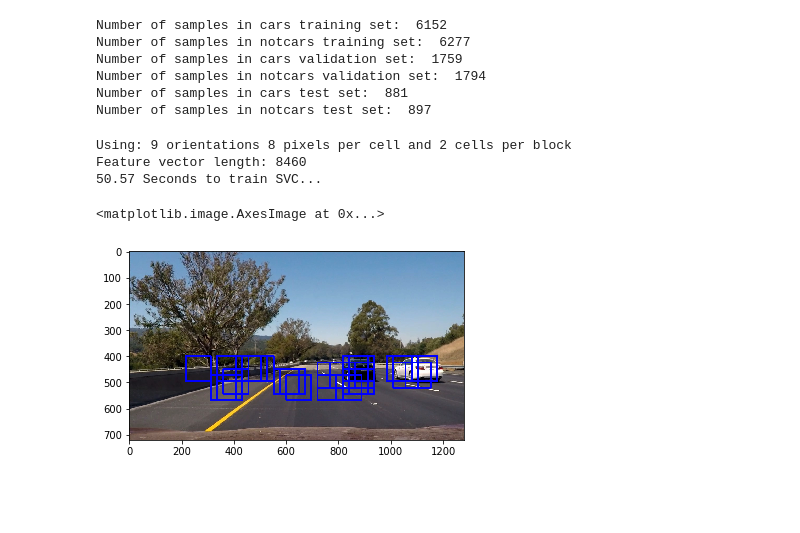
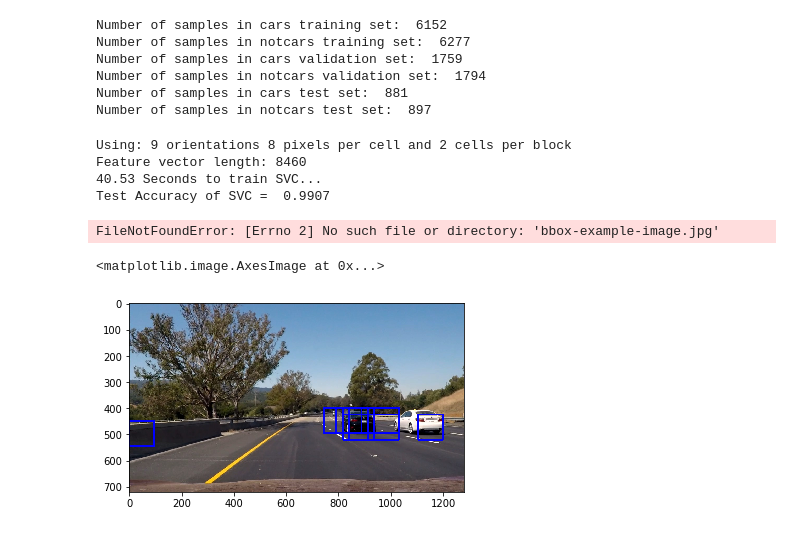
Before and after one commit to karanj1/SDCar, a Jupyter notebook: CarND-Vehicle-Detection/Vehicle_Detection1.ipynb, the cells around one changed output. Drawn from its saved outputs; the diff is of its cells as text; code cells hidden in the pictures; blank space fills up the shorter version.

```diff
--- a/CarND-Vehicle-Detection/Vehicle_Detection1.ipynb
+++ b/CarND-Vehicle-Detection/Vehicle_Detection1.ipynb
@@ -67,6 +68,8 @@ def convert_color(img, conv='RGB2YCrCb'):
         return cv2.cvtColor(img, cv2.COLOR_BGR2YCrCb)
     if conv == 'RGB2LUV':
         return cv2.cvtColor(img, cv2.COLOR_RGB2LUV)
+    if conv == 'RGB2HSV':
+        return cv2.cvtColor(img, cv2.COLOR_RGB2HSV)
 # %%
 # Define a function to extract features from a list of images
 # Have this function call bin_spatial() and color_hist()
@@ -273,10 +276,39 @@ t=time.time()
 svc.fit(X_train, y_train)
 t2 = time.time()
 print(round(t2-t, 2), 'Seconds to train SVC...')
+# Check the score of the SVC
+print('Test Accuracy of SVC = ', round(svc.score(X_test, y_test), 4))
+# Check the prediction time for a single sample
+t=time.time()
+
+image = mpimg.imread('bbox-example-image.jpg')
+draw_image = np.copy(image)
+
+# Uncomment the following line if you extracted training
+# data from .png images (scaled 0 to 1 by mpimg) and the
+# image you are searching is a .jpg (scaled 0 to 255)
+#image = image.astype(np.float32)/255
+'''
+windows = slide_window(image, x_start_stop=[None, None], y_start_stop=[450,720],
+                    xy_window=(128, 128), xy_overlap=(0.5, 0.5))
+
+hot_windows = search_windows(image, windows, svc, X_scaler, color_space=color_space,
+                        spatial_size=spatial_size, hist_bins=hist_bins,
+                        orient=orient, pix_per_cell=pix_per_cell,
+                        cell_per_block=cell_per_block,
+                        hog_channel=hog_channel, spatial_feat=spatial_feat,
+                        hist_feat=hist_feat, hog_feat=hog_feat)
+
+window_img = draw_boxes(draw_image, hot_windows, color=(0, 0, 255), thick=6)
+
+plt.imshow(window_img)
+'''
 # %% [output]
 Using: 9 orientations 8 pixels per cell and 2 cells per block
 Feature vector length: 8460
-50.57 Seconds to train SVC...
+40.53 Seconds to train SVC...
+Test Accuracy of SVC =  0.9907
+FileNotFoundError: [Errno 2] No such file or directory: 'bbox-example-image.jpg'
 # %%
 img = mpimg.imread('test_images/test6.jpg')
 
@@ -287,7 +319,7 @@ def find_cars(img, ystart, ystop, scale, svc, X_scaler, orient, pix_per_cell, ce
     img = img.astype(np.float32)/255
 
     img_tosearch = img[ystart:ystop,:,:]
-    ctrans_tosearch = convert_color(img_tosearch, conv='RGB2YCrCb')
+    ctrans_tosearch = convert_color(img_tosearch, conv='RGB2HSV')
     if scale != 1:
         imshape = ctrans_tosearch.shape
         ctrans_tosearch = cv2.resize(ctrans_tosearch, (np.int(imshape[1]/scale), np.int(imshape[0]/scale)))
@@ -312,6 +344,9 @@ def find_cars(img, ystart, ystop, scale, svc, X_scaler, orient, pix_per_cell, ce
     hog1 = get_hog_features(ch1, orient, pix_per_cell, cell_per_block, feature_vec=False)
     hog2 = get_hog_features(ch2, orient, pix_per_cell, cell_per_block, feature_vec=False)
     hog3 = get_hog_features(ch3, orient, pix_per_cell, cell_per_block, feature_vec=False)
+
+    # Create an empty list to receive positive detection windows
+    on_windows = []
 
     for xb in range(nxsteps):
         for yb in range(nysteps):
@@ -327,34 +362,35 @@ def find_cars(img, ystart, ystop, scale, svc, X_scaler, orient, pix_per_cell, ce
             ytop = ypos*pix_per_cell
 
             # Extract the image patch
             subimg = cv2.resize(ctrans_tosearch[ytop:ytop+window, xleft:xleft+window], (64,64))
 
             # Get color features
             spatial_features = bin_spatial(subimg, size=spatial_size)
             hist_features = color_hist(subimg, nbins=hist_bins)
 
             #print (spatial_features.shape, hist_features.shape, hog_features.shape)
 
             # Scale features and make a prediction
             test_features = X_scaler.transform(np.hstack((spatial_features, hist_features, hog_features)).reshape(1, -1))
             #test_features = X_scaler.transform(np.hstack((shape_feat, hist_feat)).reshape(1, -1))
             test_prediction = svc.predict(test_features)
 
             if test_prediction == 1:
                 xbox_left = np.int(xleft*scale)
                 ytop_draw = np.int(ytop*scale)
                 win_draw = np.int(window*scale)
-                cv2.rectangle(draw_img,(xbox_left, ytop_draw+ystart),(xbox_left+win_draw,ytop_draw+win_draw+ystart),(0,0,255),6)
+                on_windows.append(((xbox_left, ytop_draw+ystart), (xbox_left+win_draw, ytop_draw+win_draw+ystart)))
+                cv2.rectangle(draw_img,(xbox_left, ytop_draw+ystart),(xbox_left+win_draw, ytop_draw+win_draw+ystart),(0,0,255),6)
 
-    return draw_img
+    return draw_img, on_windows
 
 ystart = 400
 ystop = 656
 scale = 1.5
 
-out_img = find_cars(img, ystart, ystop, scale, svc, X_scaler, orient, pix_per_cell, cell_per_block, spatial_size, hist_bins)
+out_img, box_list = find_cars(img, ystart, ystop, scale, svc, X_scaler, orient, pix_per_cell, cell_per_block, spatial_size, hist_bins)
 
 plt.imshow(out_img)
 # %% [output]
 <matplotlib.image.AxesImage at 0x...>
-[figure, old version]
+[figure, new version]
```
Also changed, not shown: parts of 2 cells of this notebook.
